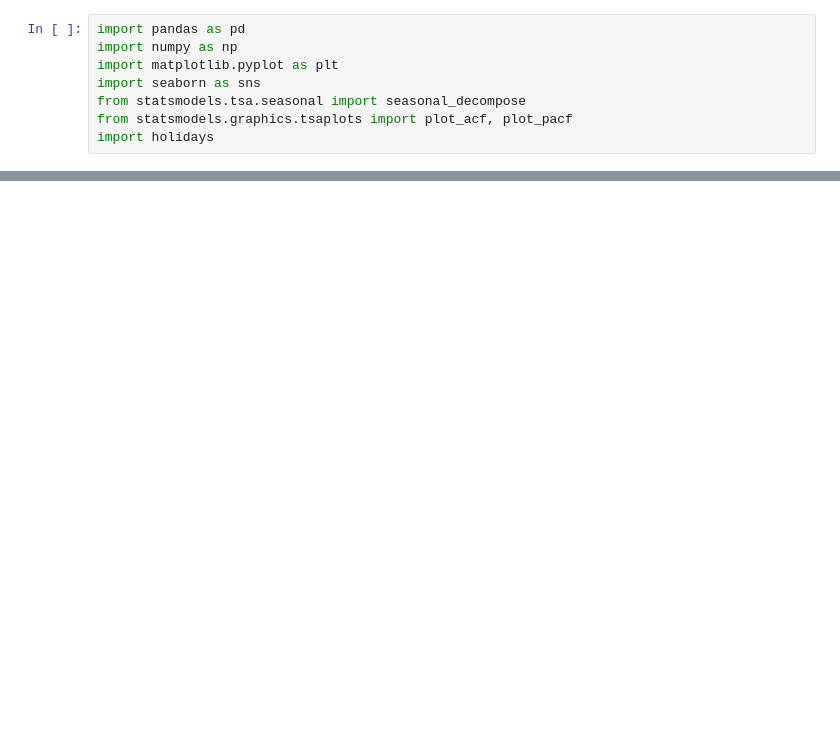
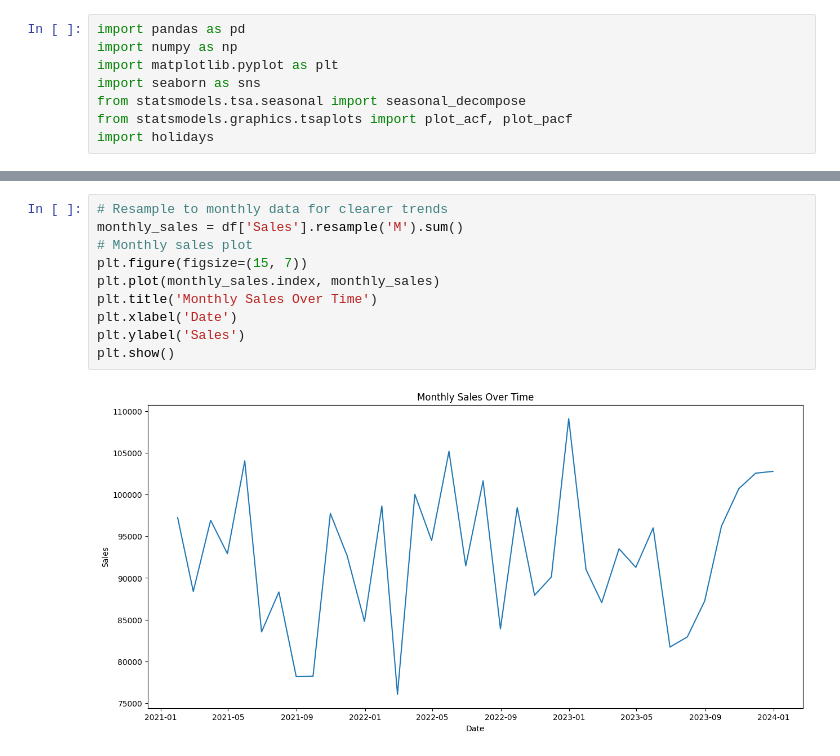
Before and after one commit to yidnekakchew/customer-traffic-analysis-rossmann, a Jupyter notebook: notebooks/Task_1_Exploratory_Data_Analysis.ipynb, the cells around one changed output, grey strips where cells are left out. Saved outputs shown, nothing was run; the diff lists cells and outputs as text; blank space fills up the shorter version.

```diff
--- a/notebooks/Task_1_Exploratory_Data_Analysis.ipynb
+++ b/notebooks/Task_1_Exploratory_Data_Analysis.ipynb
@@ -15,0 +55,12 @@ ValueError: Missing column provided to 'parse_dates': 'Date'
+# %%
+# Resample to monthly data for clearer trends
+monthly_sales = df['Sales'].resample('M').sum()
+# Monthly sales plot
+plt.figure(figsize=(15, 7))
+plt.plot(monthly_sales.index, monthly_sales)
+plt.title('Monthly Sales Over Time')
+plt.xlabel('Date')
+plt.ylabel('Sales')
+plt.show()
+# %% [output]
+[figure, added]
```
Also changed, not shown: parts of 27 cells of this notebook.
